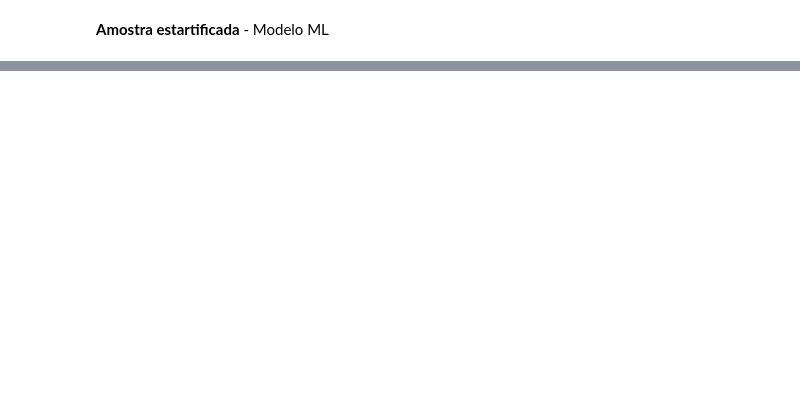
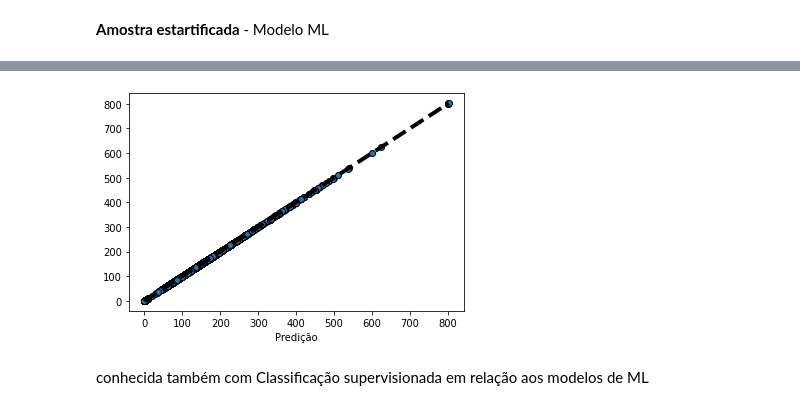
Before and after one commit to CarolineAndradeR/Python, a Jupyter notebook: amostragem.ipynb, the cells around one changed output, grey strips where cells are left out. Saved outputs shown, nothing was run; the diff lists cells and outputs as text; code cells hidden in the pictures; blank space fills up the shorter version.

```diff
--- a/amostragem.ipynb
+++ b/amostragem.ipynb
@@ -184,0 +200,36 @@ pyplot.show()
+# %%
+#TESTE DE APRENDIZAGEM
+#Predição
+#Carga dos dos dados
+X_teste = treino_amostra.copy()
+
+#Conversão para valores numericos
+dummies = pd.get_dummies(X_teste.bairro)
+#Concatenação com o DataFreme orginal
+merged = pd.concat([X_teste, dummies], axis='columns')
+
+#Apaga colunas do tipo texto
+del merged['bairro']
+del merged['categoria']
+
+#Vai selecionar todas as linhas a partir da primeira coluna
+X_teste = merged.dropna().iloc[:, 1:].to_numpy()
+#Armazena valor real dos imoveis
+y_teste = merged.dropna().iloc[:, 1:].to_numpy()
+
+#Aqui vai saber predizer o preço com base nos dados que ele aprendeu nos dados de treino
+#y_pred vai dizer a predição do valor do imovel
+y_pred = reg.predict(X_teste)
+# %%
+#Plotagem do gráfico para comparação
+fig, ax = plt.subplots()
+ax.scatter(y_teste, y_pred, edgecolors=(0, 0, 0))
+ax.plot([y_teste.min(), y_teste.max()],
+        [y_teste.min(), y_teste.max()], 'k--', lw=4)
+ax.set_xlabel('Real')
+ax.set_xlabel('Predição')
+plt.show()
+# %% [output]
+[figure, added]
+# %% [markdown]
+conhecida também com Classificação supervisionada em relação aos modelos de ML
```
Also changed, not shown: parts of 7 cells of this notebook.
